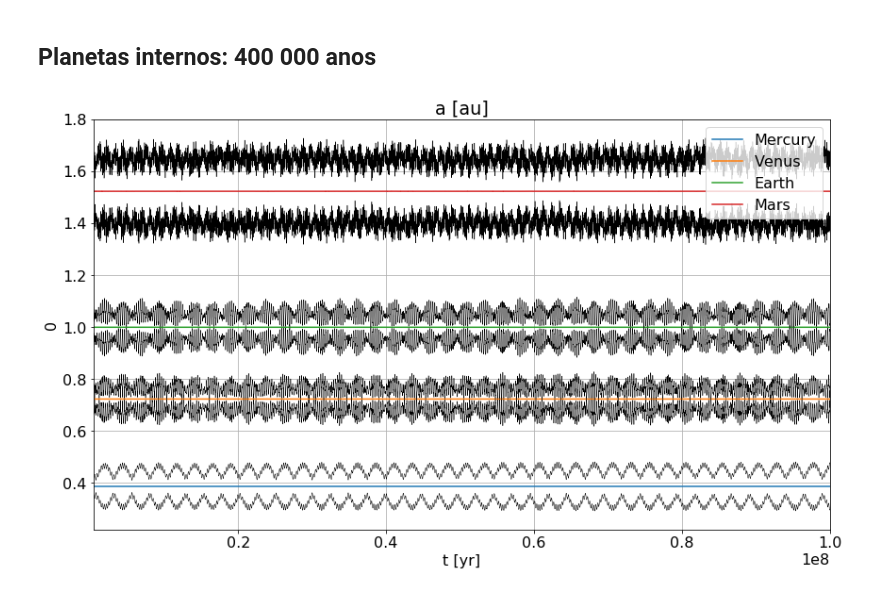
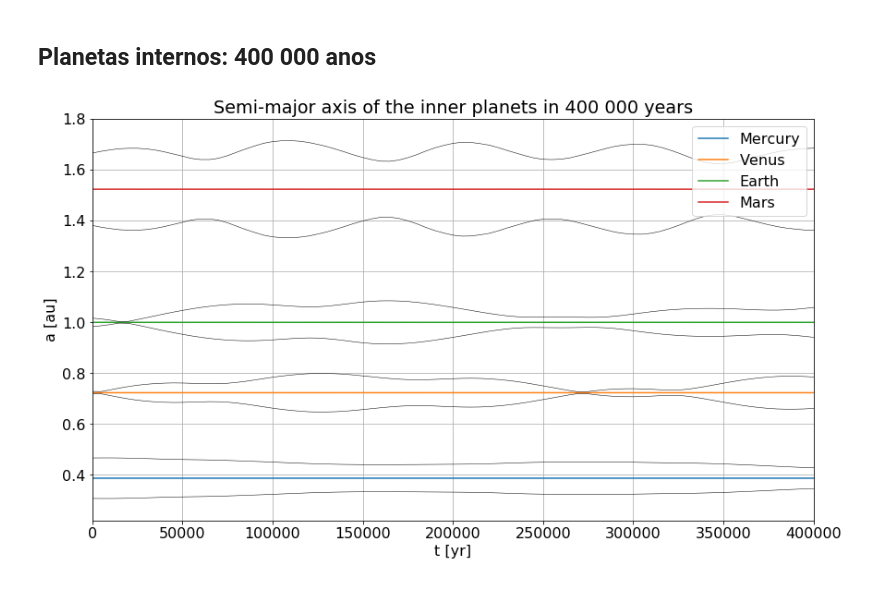
Before and after one commit to DeSouzaSR/SolarSystem2, a Jupyter notebook: Plot_semiaxis.ipynb, the cells around one changed output. Cells and saved outputs as stored; diff of their text form; code cells hidden in the pictures.

```diff
--- a/Plot_semiaxis.ipynb
+++ b/Plot_semiaxis.ipynb
@@ -19,18 +21,7 @@ font = {'family' : 'sans-serif',
 
 matplotlib.rc('font', **font)
 # %%
-def plot_figure(planets, variable, variable2, title, ylabel, xmin = 0, xmax = 1e8):
-#     plt.figure(figsize = (14, 8))
-#     for planet, variable in zip(planets, variables):
-#         plt.plot(time, variable, label = planet)
-#     plt.title(title)
-#     plt.xlabel("t [yr]")
-#     plt.ylabel(ylabel)
-#     plt.xlim(xmin,xmax)
-#     plt.legend(loc = 1)
-#     plt.grid()
-#     plt.show()
-
+def plot_figure(planets, variable, variables2, name_fig, title, ylabel, xmin = 0, xmax = 1e8):
     plt.figure(figsize = (14, 8))
     for planet, variable in zip(planets, variables):
         plt.plot(time, variable, label = planet)
@@ -42,7 +33,7 @@ def plot_figure(planets, variable, variable2, title, ylabel, xmin = 0, xmax = 1e
     plt.xlim(xmin,xmax)
     plt.legend(loc = 1)
     plt.grid()
-    plt.show()
+    plt.savefig(name_fig, format = "pdf")
 # %% [markdown]
 ## Lendo arquivos de dados
 
@@ -144,13 +141,14 @@ plot_figure(planets, variables, variables2, title, ylabel, xmin, xmax)
 # %%
 title = "Semi-major axis of the inner planets in 400 000 years"
 planets = ["Mercury", "Venus", "Earth", "Mars"]
 variables = [mercury["a"], venus["a"], earth["a"], mars["a"]]
 variables2 = [mercury["apo"],mercury["peri"], venus["apo"],venus["peri"],\
               earth["apo"],earth["peri"], mars["apo"],mars["peri"]]
 xmin = 0
 xmax = 4e5
 ylabel = "a [au]"
 
-plot_figure(planets, variables2, title, ylabel, xmin, xmax)
+name_fig = "SolarSystem2_mvs-001_inner_semi-major_axis4e5.pdf"
+plot_figure(planets, variables, variables2, name_fig, title, ylabel, xmin, xmax)
 # %% [output]
-[figure, old version]
+[figure, new version]
```
Also changed, not shown: parts of 7 cells of this notebook, 4 other files.
